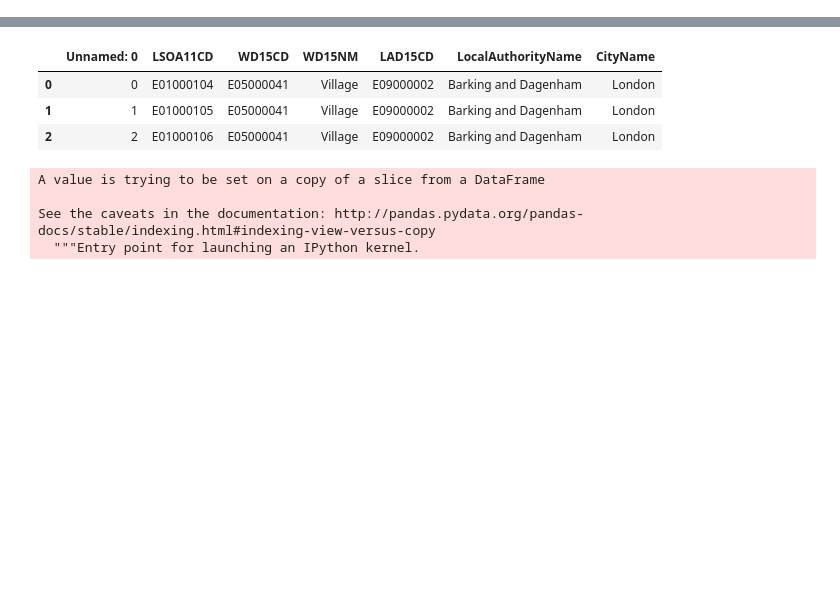
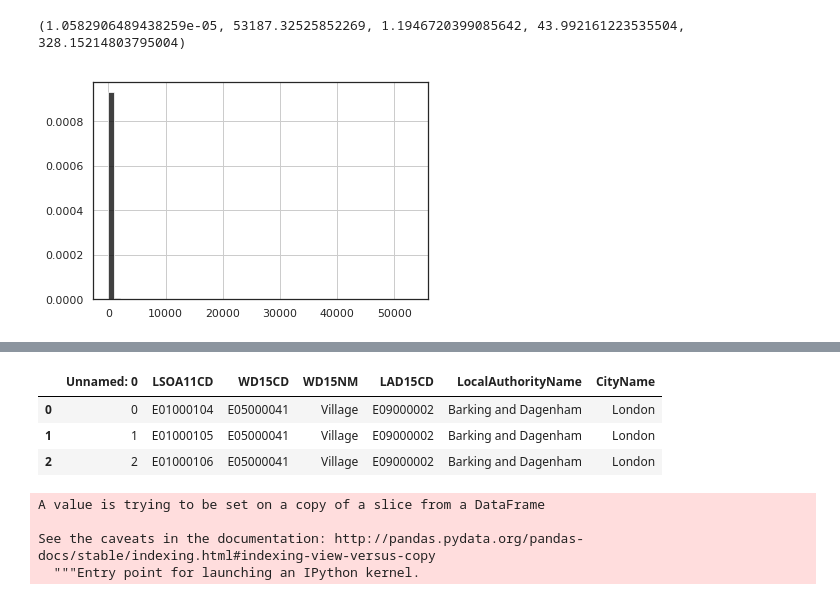
Before and after one commit to sagarjoglekar/NHSPrescriptionsParser, a Jupyter notebook: DataPrep_validate.ipynb, the cells around one changed output, grey strips where cells are left out. Saved outputs shown, nothing was run; the diff lists cells and outputs as text; code cells hidden in the pictures; blank space fills up the shorter version.

```diff
--- a/DataPrep_validate.ipynb
+++ b/DataPrep_validate.ipynb
@@ -28,3 +28,13 @@ plt.show()
+# %%
+# the histogram of the data
+data = (presc['Dosage_ratio'])
+n, bins, patches = plt.hist(data , 50, density=True, facecolor='black', alpha=0.75)
+print(np.min(data), np.max(data) ,  np.median(data), np.mean(data), np.std(data))
+plt.grid(True)
+plt.show()
+# %% [output]
+(1.0582906489438259e-05, 53187.32525852269, 1.1946720399085642, 43.992161223535504, 328.15214803795004)
+[figure, added]
 # %%
 # the histogram of the data
 data = (presc['Total_prescriptions'])
```
Also changed, not shown: parts of 6 cells of this notebook, 7 other files.
